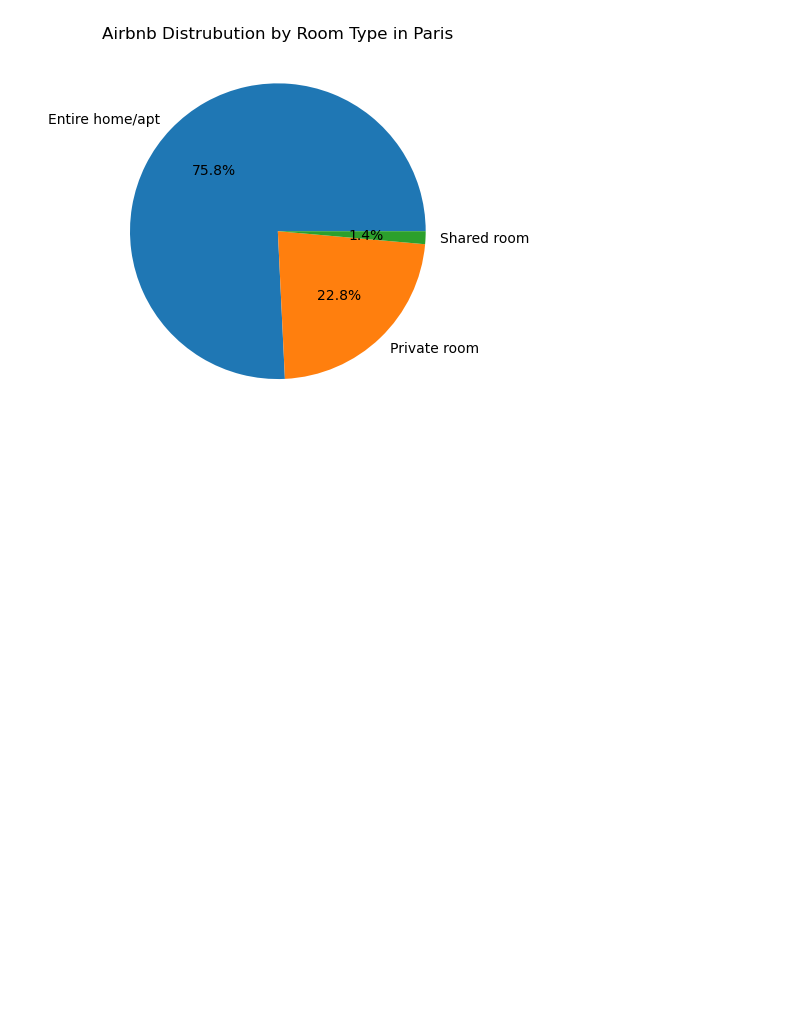
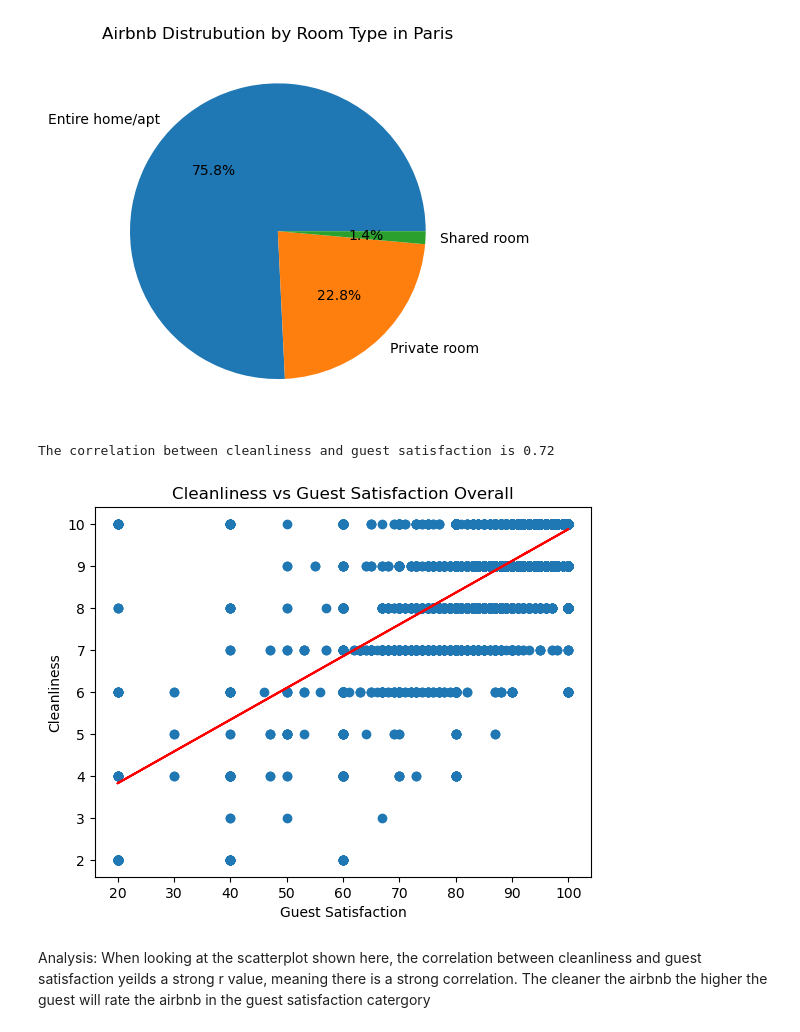
Before and after one commit to andrei-tabachk/team6-project-1, a Jupyter notebook: airbnb_comp.ipynb, the cells around one changed output. Saved outputs shown, nothing was run; the diff lists cells and outputs as text; code cells hidden in the pictures; blank space fills up the shorter version.

Commit message:
added correlation graph

```diff
--- a/airbnb_comp.ipynb
+++ b/airbnb_comp.ipynb
@@ -199,3 +200,26 @@ plt.title("Airbnb Distrubution by Room Type in Paris")
 plt.show()
 # %% [output]
 [figure]
+# %%
+# Correlation between cleanliness and guest satisfaction
+# Calculate the correlation coefficient and linear regression model
+cleanliness_df = complete_data_df ["cleanliness_rating"]
+guest_satisfaction = complete_data_df["guest_satisfaction_overall"]
+
+x_values = guest_satisfaction
+y_values = cleanliness_df
+correlation = round(st.pearsonr(x_values, y_values)[0],2)
+print(f"The correlation between cleanliness and guest satisfaction is {correlation}")
+(slope, intercept, rvalue, pvalue, stderr) = st.linregress(x_values, y_values)
+regress_values = x_values * slope + intercept
+plt.scatter(x_values, y_values)
+plt.plot(x_values, regress_values, color="r")
+plt.title ("Cleanliness vs Guest Satisfaction Overall")
+plt.ylabel("Cleanliness")
+plt.xlabel('Guest Satisfaction')
+plt.show()
+# %% [output]
+The correlation between cleanliness and guest satisfaction is 0.72
+[figure, added]
+# %% [markdown]
+Analysis: When looking at the scatterplot shown here, the correlation between cleanliness and guest satisfaction yeilds a strong r value, meaning there is a strong correlation. The cleaner the airbnb the higher the guest will rate the airbnb in the guest satisfaction catergory
```
Also changed, not shown: parts of 1 cell of this notebook.
